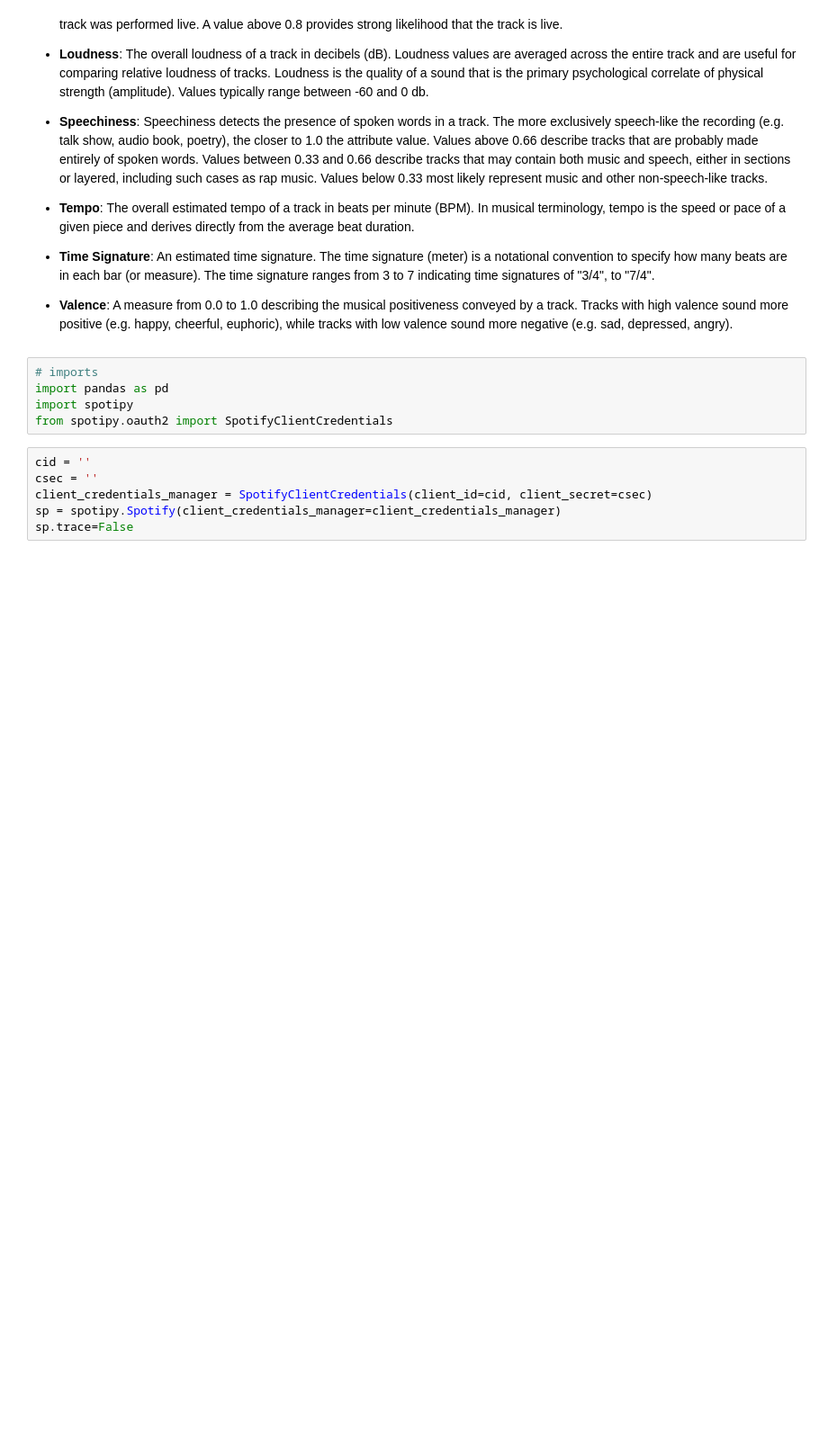
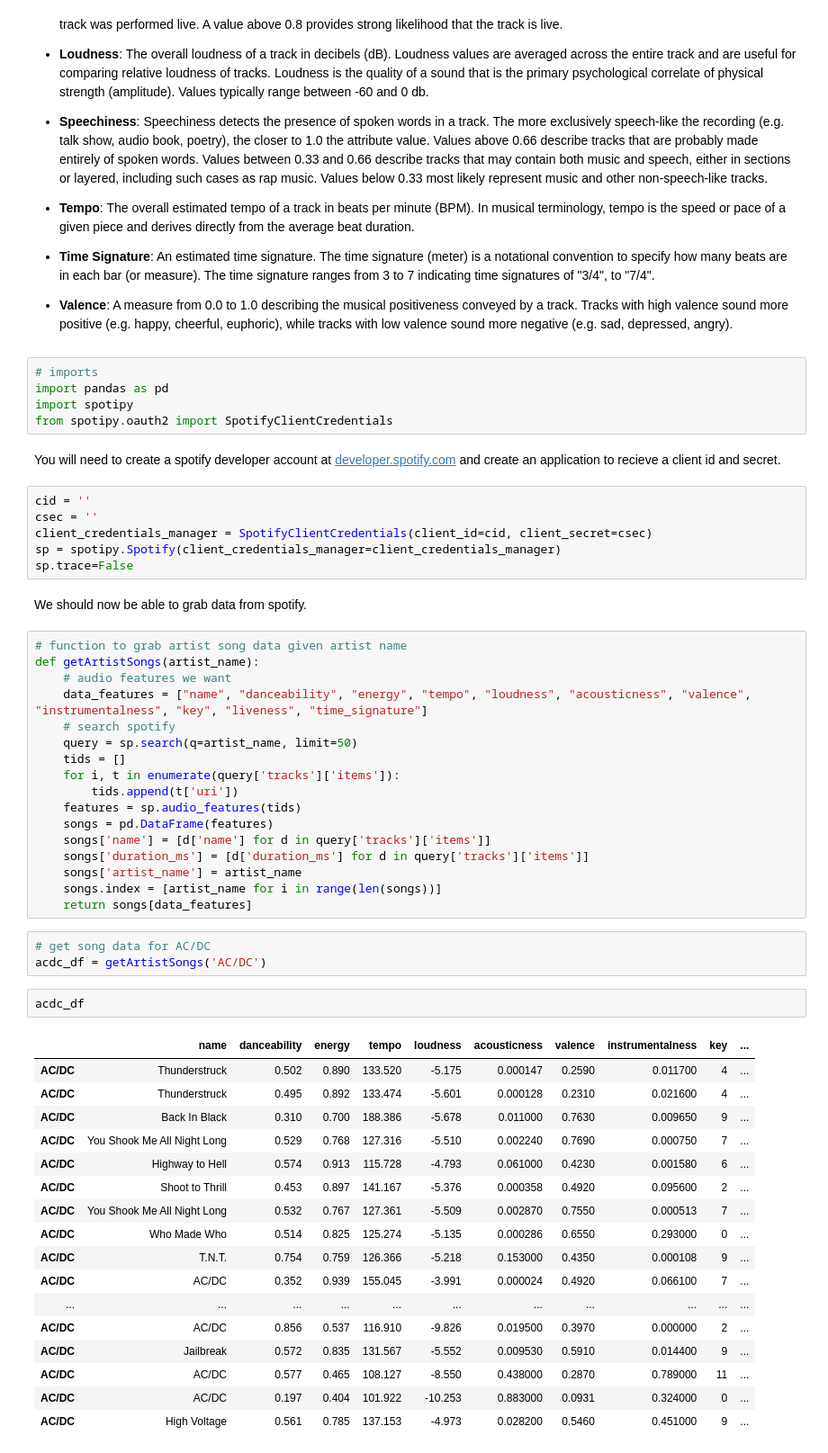
Before and after one commit to rmavlingcar/spotify-sentiment-analysis, a Jupyter notebook: sentiment-analysis-spotify.ipynb, the cells around one changed output. Shown at 90% size. Cells and saved outputs as stored; diff of their text form; blank space fills up the shorter version.

Commit message:
Added function to grab spotify artist track data

```diff
--- a/sentiment-analysis-spotify.ipynb
+++ b/sentiment-analysis-spotify.ipynb
@@ -30,9 +30,53 @@ The audio features attributed to each track can be found in their [web API docs]
 import pandas as pd
 import spotipy
 from spotipy.oauth2 import SpotifyClientCredentials
+# %% [markdown]
+You will need to create a spotify developer account at [developer.spotify.com](https://developer.spotify.com/dashboard/applications) and create an application to recieve a client id and secret.
 # %%
 cid = ''
 csec = ''
 client_credentials_manager = SpotifyClientCredentials(client_id=cid, client_secret=csec)
 sp = spotipy.Spotify(client_credentials_manager=client_credentials_manager)
 sp.trace=False
+# %% [markdown]
+We should now be able to grab data from spotify.
+# %%
+# function to grab artist song data given artist name
+def getArtistSongs(artist_name):
+    # audio features we want
+    data_features = ["name", "danceability", "energy", "tempo", "loudness", "acousticness", "valence", "instrumentalness", "key", "liveness", "time_signature"]
+    # search spotify
+    query = sp.search(q=artist_name, limit=50)
+    tids = []
+    for i, t in enumerate(query['tracks']['items']):
+        tids.append(t['uri'])
+    features = sp.audio_features(tids)
+    songs = pd.DataFrame(features)
+    songs['name'] = [d['name'] for d in query['tracks']['items']]
+    songs['duration_ms'] = [d['duration_ms'] for d in query['tracks']['items']]
+    songs['artist_name'] = artist_name
+    songs.index = [artist_name for i in range(len(songs))]
+    return songs[data_features]
+# %%
+# get song data for AC/DC
+acdc_df = getArtistSongs('AC/DC')
+# %%
+acdc_df
+# %% [output]
+|  | name | danceability | energy | tempo | loudness | acousticness | valence | instrumentalness | key | ... |
+| AC/DC | Thunderstruck | 0.502 | 0.890 | 133.520 | -5.175 | 0.000147 | 0.2590 | 0.011700 | 4 | ... |
+| AC/DC | Thunderstruck | 0.495 | 0.892 | 133.474 | -5.601 | 0.000128 | 0.2310 | 0.021600 | 4 | ... |
+| AC/DC | Back In Black | 0.310 | 0.700 | 188.386 | -5.678 | 0.011000 | 0.7630 | 0.009650 | 9 | ... |
+| AC/DC | You Shook Me All Night Long | 0.529 | 0.768 | 127.316 | -5.510 | 0.002240 | 0.7690 | 0.000750 | 7 | ... |
+| AC/DC | Highway to Hell | 0.574 | 0.913 | 115.728 | -4.793 | 0.061000 | 0.4230 | 0.001580 | 6 | ... |
+| AC/DC | Shoot to Thrill | 0.453 | 0.897 | 141.167 | -5.376 | 0.000358 | 0.4920 | 0.095600 | 2 | ... |
+| AC/DC | You Shook Me All Night Long | 0.532 | 0.767 | 127.361 | -5.509 | 0.002870 | 0.7550 | 0.000513 | 7 | ... |
+| AC/DC | Who Made Who | 0.514 | 0.825 | 125.274 | -5.135 | 0.000286 | 0.6550 | 0.293000 | 0 | ... |
+| AC/DC | T.N.T. | 0.754 | 0.759 | 126.366 | -5.218 | 0.153000 | 0.4350 | 0.000108 | 9 | ... |
+| AC/DC | AC/DC | 0.352 | 0.939 | 155.045 | -3.991 | 0.000024 | 0.4920 | 0.066100 | 7 | ... |
+| ... | ... | ... | ... | ... | ... | ... | ... | ... | ... | ... |
+| AC/DC | AC/DC | 0.856 | 0.537 | 116.910 | -9.826 | 0.019500 | 0.3970 | 0.000000 | 2 | ... |
+| AC/DC | Jailbreak | 0.572 | 0.835 | 131.567 | -5.552 | 0.009530 | 0.5910 | 0.014400 | 9 | ... |
+| AC/DC | AC/DC | 0.577 | 0.465 | 108.127 | -8.550 | 0.438000 | 0.2870 | 0.789000 | 11 | ... |
+| AC/DC | AC/DC | 0.197 | 0.404 | 101.922 | -10.253 | 0.883000 | 0.0931 | 0.324000 | 0 | ... |
+| AC/DC | High Voltage | 0.561 | 0.785 | 137.153 | -4.973 | 0.028200 | 0.5460 | 0.451000 | 9 | ... |
```
